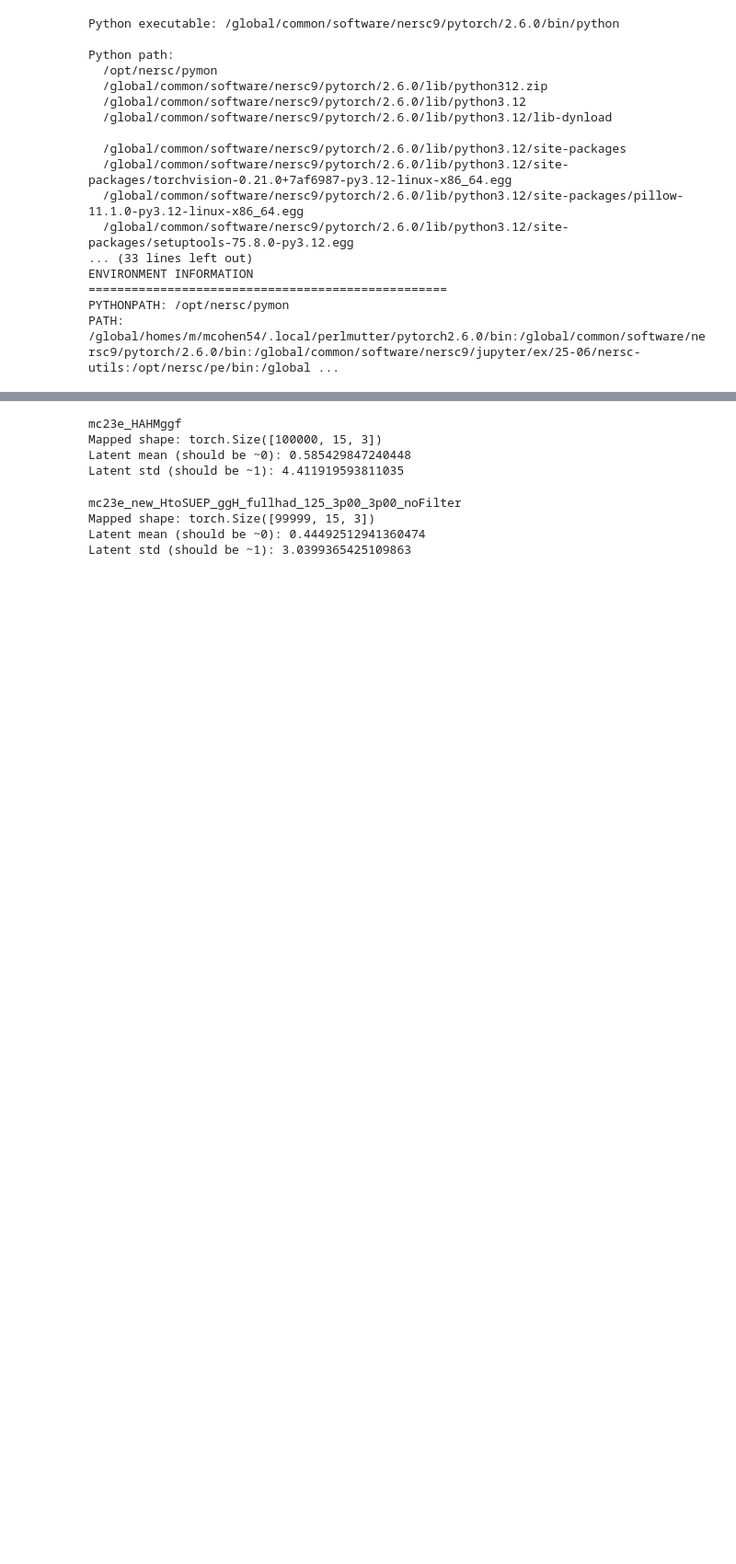
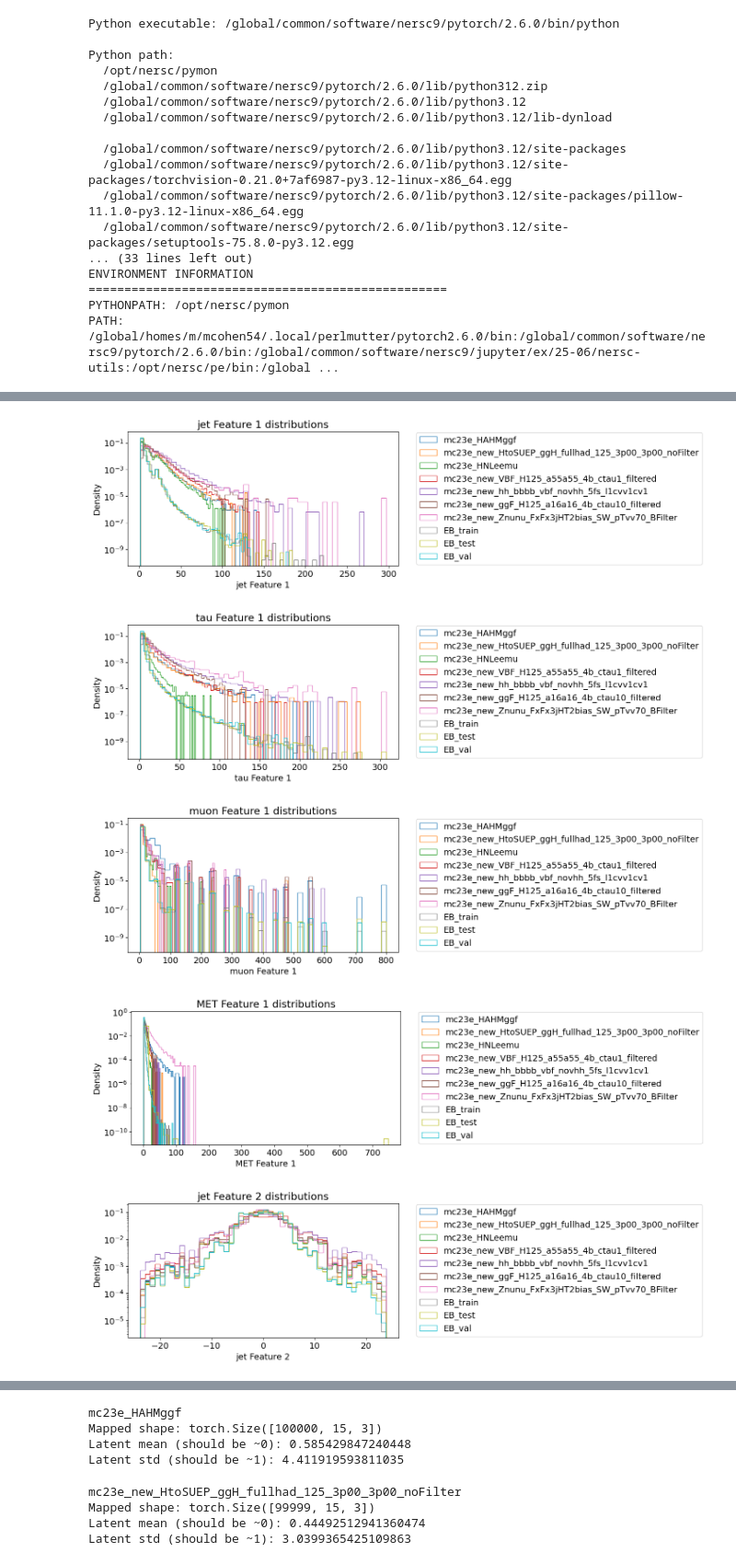
Before and after one commit to max-cohen54/CTFM_AD, a Jupyter notebook: event_level_AD/EB_v2.ipynb, the cells around one changed output, grey strips where cells are left out. Shown at 92% size. Saved outputs shown, nothing was run; the diff lists cells and outputs as text; code cells hidden in the pictures; blank space fills up the shorter version.

```diff
--- a/event_level_AD/EB_v2.ipynb
+++ b/event_level_AD/EB_v2.ipynb
@@ -176,7 +176,7 @@ import h5py
 import os
 from pathlib import Path
 # %%
-label = 'otfm_EB_sigma0p01_v2'
+__label = 'otfm_EB_sigma0p01_v2'
 save_path = '/global/homes/m/mcohen54/ctfm_development/trained_models/trial_6'
 os.makedirs(save_path, exist_ok=True)
 plots_path = save_path+'/plots'
@@ -322,3 +322,68 @@ mc23e_HAHMggf:
   run_numbers: (380535,)
   topo2A_AD_scores: (380535,)
   weights: (380535,)
+# %%
+feature_names = ['Feature 1', 'Feature 2', 'Feature 3']
+object_types = {1: 'jet', 2: 'tau', 3: 'muon', 4: 'MET'}
+colors = ['C0', 'C1', 'C2', 'C3']
+
+# data = datasets['EB_train']['data']
+# for i, feat_name in enumerate(feature_names):
+#     plt.figure(figsize=(8, 4))
+#     for obj_type, label in object_types.items():
+#         mask = data[:, :, 3] == obj_type
+#         values = data[:, :, i][mask]
+#         if len(values) > 0:
+#             plt.hist(values, bins=50, histtype='step', density=True,
+#                      label=label, color=colors[obj_type-1])
+#     plt.yscale('log')
+#     plt.xlabel(feat_name)
+#     plt.ylabel('Density')
+#     plt.title(f'{feat_name} distributions by object type (train)')
+#     plt.legend()
+#     plt.savefig(f"{plots_path}/input_feature_{i+1}_by_type.png")
+#     plt.show()
+#     plt.close()
+
+
+
+
+for i, feat_name in enumerate(feature_names):
+    for obj_type, label in object_types.items():
+        plt.figure(figsize=(8, 4))
+        for tag, data_dict in datasets.items():
+            data = data_dict['data']
+            weights = data_dict['weights']
+
+            # build the mask of shape (N,15)
+            mask = data[:, :, 3] == obj_type
+
+            # get the (event,object) pairs where mask is True
+            event_idx, obj_idx = np.where(mask)
+
+            # extract your values for feature i
+            values = data[event_idx, obj_idx, i]
+
+            # extract the corresponding weights (one weight per event)
+            weights_per_object = weights[event_idx]
+
+            if len(values) > 0:
+                plt.hist(values, bins=50, histtype='step', density=True,
+                      label=tag, weights=weights_per_object)
+
+
+
+        plt.yscale('log')
+        plt.xlabel(label+' '+feat_name)
+        plt.ylabel('Density')
+        plt.title(f'{label} {feat_name} distributions')
+        plt.legend(bbox_to_anchor=(1.05, 0.5), loc='center left')
+        #plt.savefig(f"{plots_path}/input_feature_{i+1}_by_type.png")
+        plt.show()
+        plt.close()
+# %% [output]
+[figure, added]
+[figure, added]
+[figure, added]
+[figure, added]
+[figure, added]
```
Also changed, not shown: parts of 5 cells of this notebook, 4 other files.
